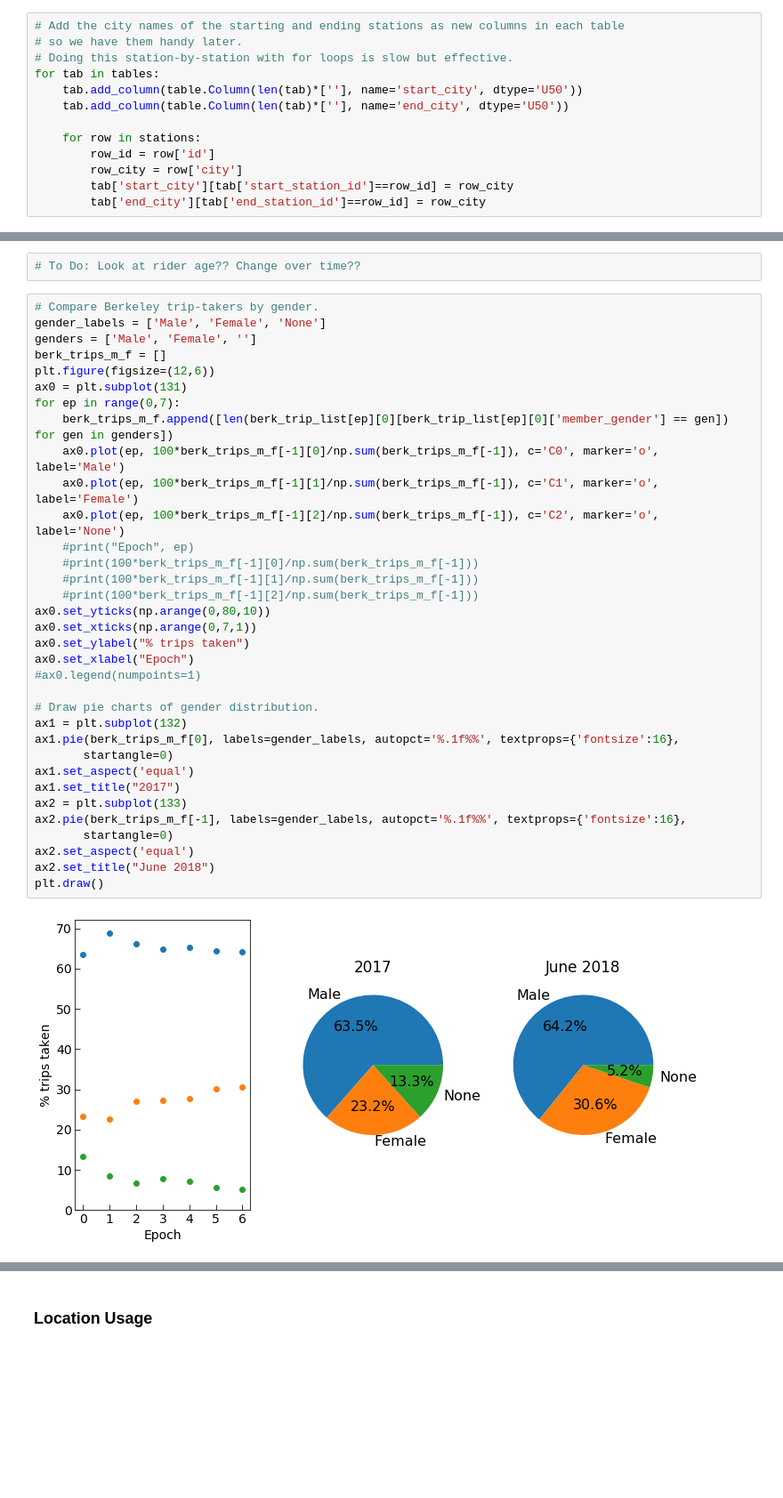
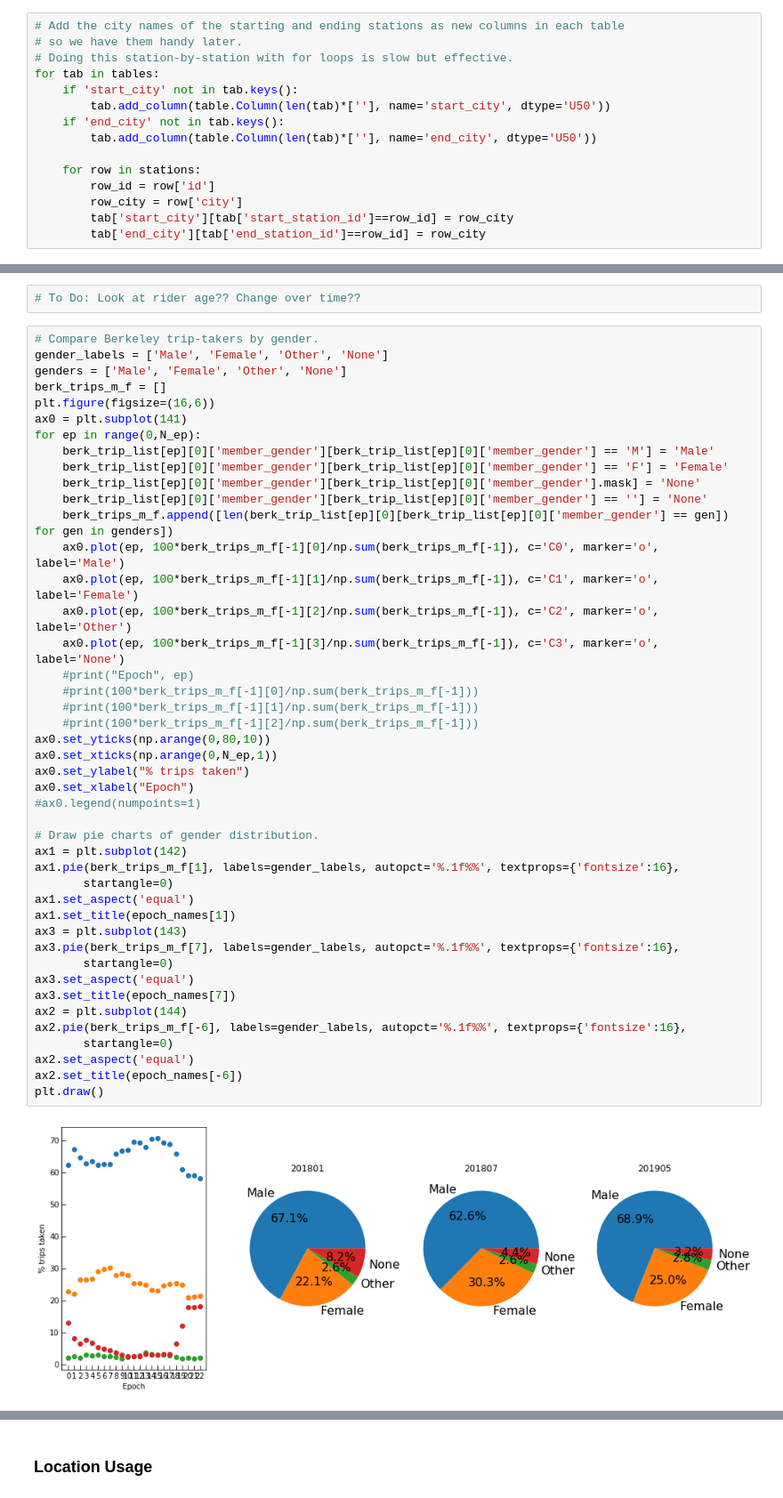
Before and after one commit to tmesposito/GoBike-Stats, a Jupyter notebook: GoBike_ride_stats.ipynb, the cells around one changed output, grey strips where cells are left out. Shown: that part at 89% size. Drawn from its saved outputs; the diff is of its cells as text; blank space fills up the shorter version.

```diff
--- a/GoBike_ride_stats.ipynb
+++ b/GoBike_ride_stats.ipynb
@@ -118,8 +154,10 @@ stations.write('stations.tsv', format='ascii.tab')
 # so we have them handy later.
 # Doing this station-by-station with for loops is slow but effective.
 for tab in tables:
-    tab.add_column(table.Column(len(tab)*[''], name='start_city', dtype='U50'))
-    tab.add_column(table.Column(len(tab)*[''], name='end_city', dtype='U50'))
+    if 'start_city' not in tab.keys():
+        tab.add_column(table.Column(len(tab)*[''], name='start_city', dtype='U50'))
+    if 'end_city' not in tab.keys():
+        tab.add_column(table.Column(len(tab)*[''], name='end_city', dtype='U50'))
 
     for row in stations:
         row_id = row['id']
@@ -441,38 +584,48 @@ Rider birthdate and gender are collected for most trips, so we can partially exa
 # To Do: Look at rider age?? Change over time??
 # %%
 # Compare Berkeley trip-takers by gender.
-gender_labels = ['Male', 'Female', 'None']
-genders = ['Male', 'Female', '']
+gender_labels = ['Male', 'Female', 'Other', 'None']
+genders = ['Male', 'Female', 'Other', 'None']
 berk_trips_m_f = []
-plt.figure(figsize=(12,6))
-ax0 = plt.subplot(131)
-for ep in range(0,7):
+plt.figure(figsize=(16,6))
+ax0 = plt.subplot(141)
+for ep in range(0,N_ep):
+    berk_trip_list[ep][0]['member_gender'][berk_trip_list[ep][0]['member_gender'] == 'M'] = 'Male'
+    berk_trip_list[ep][0]['member_gender'][berk_trip_list[ep][0]['member_gender'] == 'F'] = 'Female'
+    berk_trip_list[ep][0]['member_gender'][berk_trip_list[ep][0]['member_gender'].mask] = 'None'
+    berk_trip_list[ep][0]['member_gender'][berk_trip_list[ep][0]['member_gender'] == ''] = 'None'
     berk_trips_m_f.append([len(berk_trip_list[ep][0][berk_trip_list[ep][0]['member_gender'] == gen]) for gen in genders])
     ax0.plot(ep, 100*berk_trips_m_f[-1][0]/np.sum(berk_trips_m_f[-1]), c='C0', marker='o', label='Male')
     ax0.plot(ep, 100*berk_trips_m_f[-1][1]/np.sum(berk_trips_m_f[-1]), c='C1', marker='o', label='Female')
-    ax0.plot(ep, 100*berk_trips_m_f[-1][2]/np.sum(berk_trips_m_f[-1]), c='C2', marker='o', label='None')
+    ax0.plot(ep, 100*berk_trips_m_f[-1][2]/np.sum(berk_trips_m_f[-1]), c='C2', marker='o', label='Other')
+    ax0.plot(ep, 100*berk_trips_m_f[-1][3]/np.sum(berk_trips_m_f[-1]), c='C3', marker='o', label='None')
     #print("Epoch", ep)
     #print(100*berk_trips_m_f[-1][0]/np.sum(berk_trips_m_f[-1]))
     #print(100*berk_trips_m_f[-1][1]/np.sum(berk_trips_m_f[-1]))
     #print(100*berk_trips_m_f[-1][2]/np.sum(berk_trips_m_f[-1]))
 ax0.set_yticks(np.arange(0,80,10))
-ax0.set_xticks(np.arange(0,7,1))
+ax0.set_xticks(np.arange(0,N_ep,1))
 ax0.set_ylabel("% trips taken")
 ax0.set_xlabel("Epoch")
 #ax0.legend(numpoints=1)
 
 # Draw pie charts of gender distribution.
-ax1 = plt.subplot(132)
-ax1.pie(berk_trips_m_f[0], labels=gender_labels, autopct='%.1f%%', textprops={'fontsize':16},
+ax1 = plt.subplot(142)
+ax1.pie(berk_trips_m_f[1], labels=gender_labels, autopct='%.1f%%', textprops={'fontsize':16},
        startangle=0)
 ax1.set_aspect('equal')
-ax1.set_title("2017")
-ax2 = plt.subplot(133)
-ax2.pie(berk_trips_m_f[-1], labels=gender_labels, autopct='%.1f%%', textprops={'fontsize':16},
+ax1.set_title(epoch_names[1])
+ax3 = plt.subplot(143)
+ax3.pie(berk_trips_m_f[7], labels=gender_labels, autopct='%.1f%%', textprops={'fontsize':16},
+       startangle=0)
+ax3.set_aspect('equal')
+ax3.set_title(epoch_names[7])
+ax2 = plt.subplot(144)
+ax2.pie(berk_trips_m_f[-6], labels=gender_labels, autopct='%.1f%%', textprops={'fontsize':16},
        startangle=0)
 ax2.set_aspect('equal')
-ax2.set_title("June 2018")
+ax2.set_title(epoch_names[-6])
 plt.draw()
 # %% [output]
-[figure, old version]
+[figure, new version]
 # %% [markdown]
```
Also changed, not shown: parts of 27 cells of this notebook, 2 other files.
